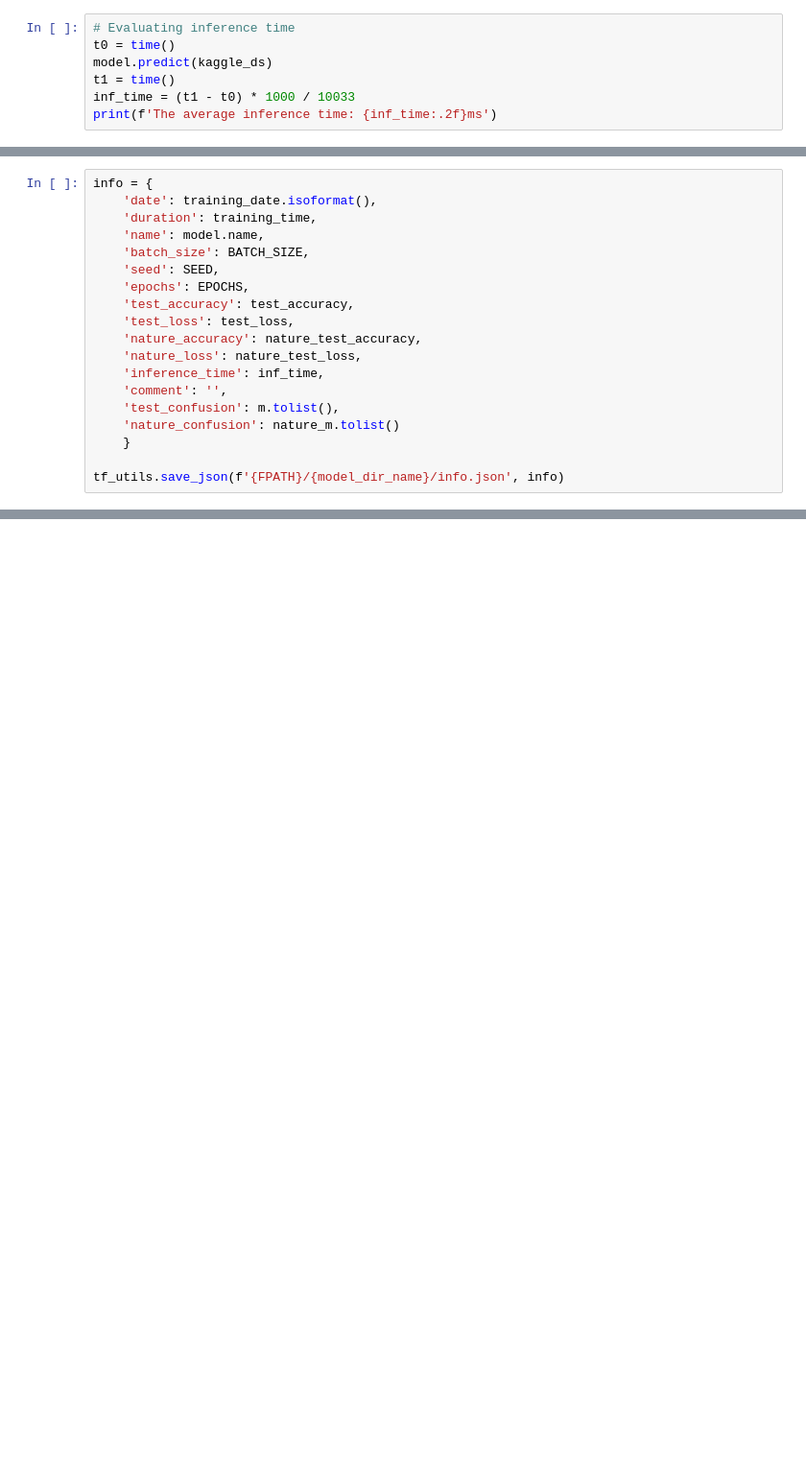
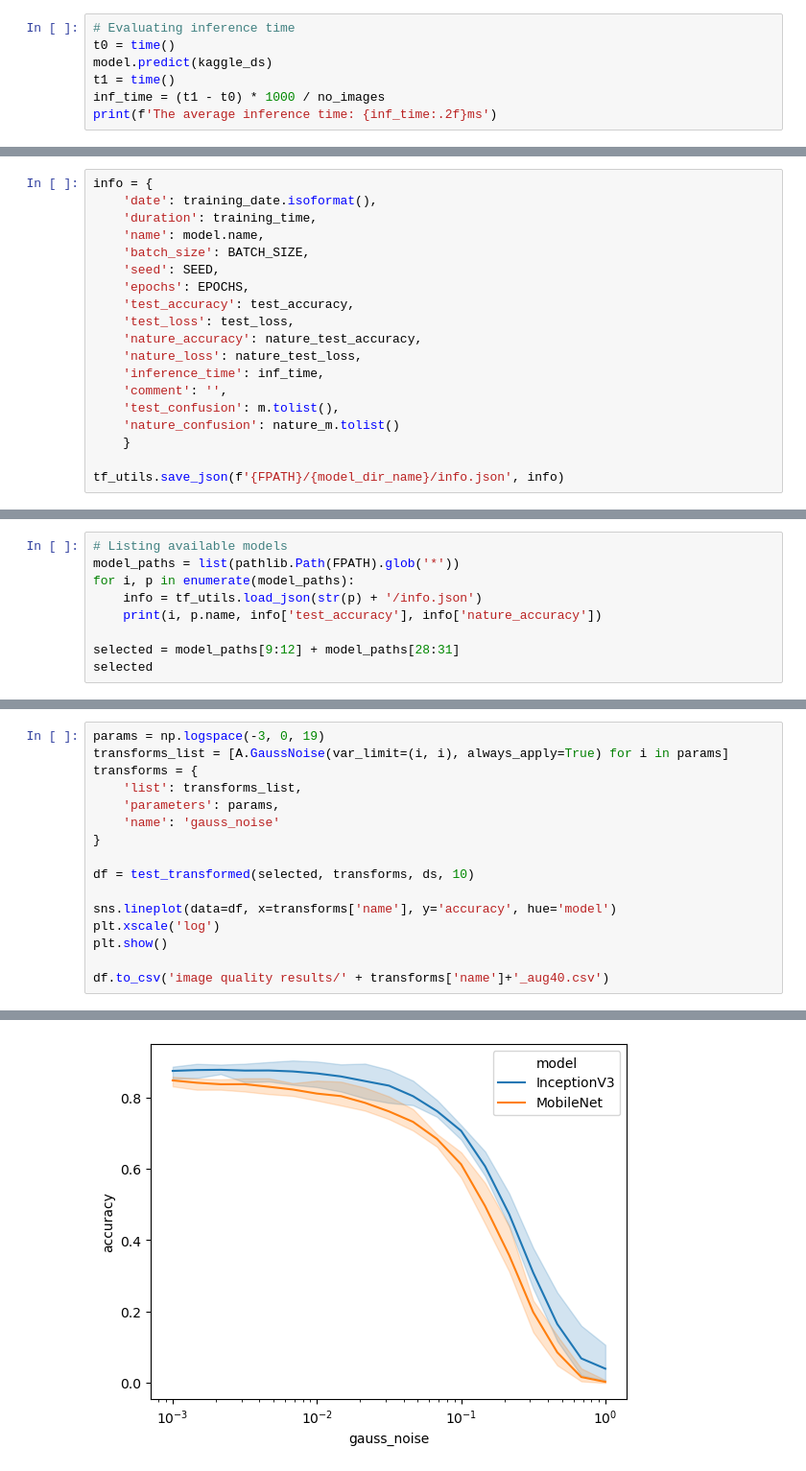
Before and after one commit to d-rogalski/MasterThesis, a Jupyter notebook: main_notebook.ipynb, the cells around one changed output, grey strips where cells are left out. Shown at 96% size. Drawn from its saved outputs; the diff is of its cells as text; blank space fills up the shorter version.

```diff
--- a/main_notebook.ipynb
+++ b/main_notebook.ipynb
@@ -1319,6 +1568,6 @@ plt.show()
 t0 = time()
 model.predict(kaggle_ds)
 t1 = time()
-inf_time = (t1 - t0) * 1000 / 10033
+inf_time = (t1 - t0) * 1000 / no_images
 print(f'The average inference time: {inf_time:.2f}ms')
 # %% [output]
@@ -1344,0 +1597,9 @@ tf_utils.save_json(f'{FPATH}/{model_dir_name}/info.json', info)
+# %%
+# Listing available models
+model_paths = list(pathlib.Path(FPATH).glob('*'))
+for i, p in enumerate(model_paths):
+    info = tf_utils.load_json(str(p) + '/info.json')
+    print(i, p.name, info['test_accuracy'], info['nature_accuracy'])
+
+selected = model_paths[9:12] + model_paths[28:31]
+selected
@@ -1344,0 +1630,17 @@ tf_utils.save_json(f'{FPATH}/{model_dir_name}/info.json', info)
+# %%
+params = np.logspace(-3, 0, 19)
+transforms_list = [A.GaussNoise(var_limit=(i, i), always_apply=True) for i in params]
+transforms = {
+    'list': transforms_list,
+    'parameters': params,
+    'name': 'gauss_noise'
+}
+
+df = test_transformed(selected, transforms, ds, 10)
+
+sns.lineplot(data=df, x=transforms['name'], y='accuracy', hue='model')
+plt.xscale('log')
+plt.show()
+
+df.to_csv('image quality results/' + transforms['name']+'_aug40.csv')
+# %% [output]
@@ -1344,0 +1664 @@ tf_utils.save_json(f'{FPATH}/{model_dir_name}/info.json', info)
+[figure, added]
```
Also changed, not shown: parts of 29 cells of this notebook, 3 other files.
